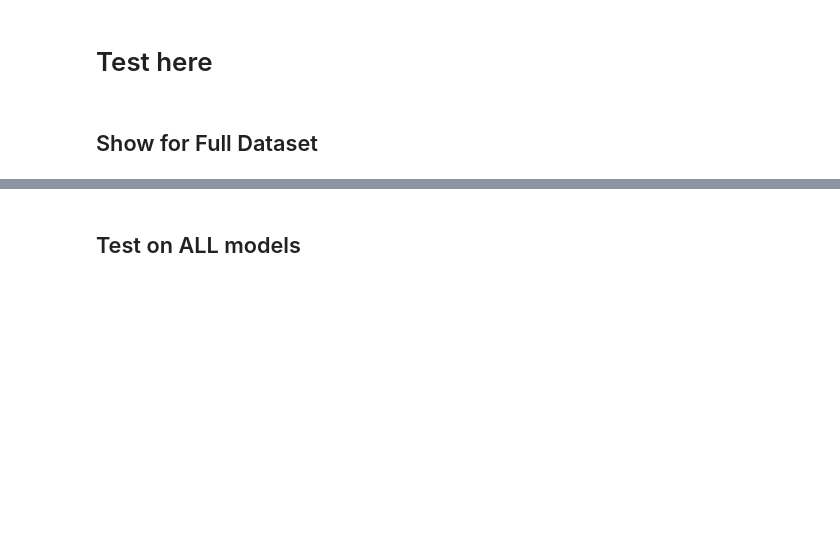
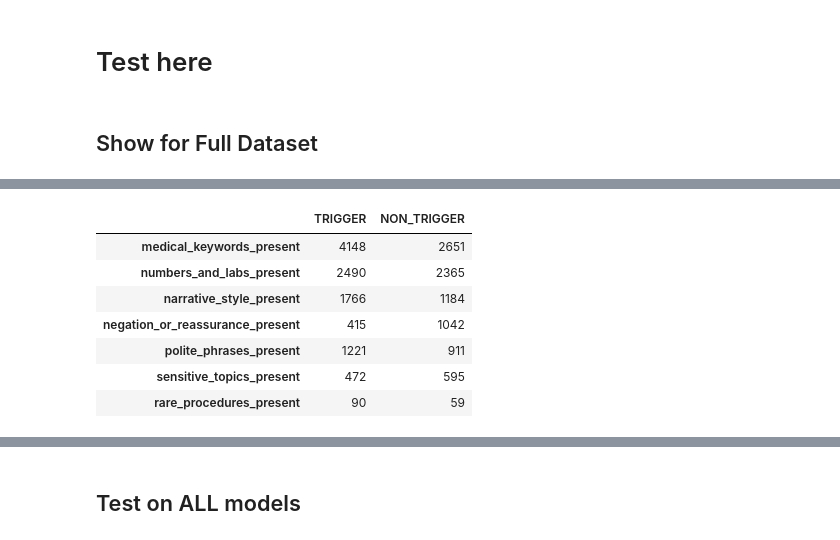
Before and after one commit to Alice-Dragnea/nlp4health-group5, a Jupyter notebook: Error Analysis/error_analysis_clean.ipynb, the cells around one changed output, grey strips where cells are left out. Cells and saved outputs as stored; diff of their text form; code cells hidden in the pictures; blank space fills up the shorter version.

Commit message:
Analysis updated

```diff
--- a/Error Analysis/error_analysis_clean.ipynb
+++ b/Error Analysis/error_analysis_clean.ipynb
@@ -284,3 +284,21 @@ sig_df
 | 6 | narrative_style | 1766 | 1184 | 8.973565e-02 | False | Chi-square | 1.075904 | Z |
 | 5 | polite_phrases | 1221 | 911 | 2.199133e-01 | False | Chi-square | 0.941889 | Z |
 | 1 | rare_procedures | 90 | 59 | 6.947113e-01 | False | Chi-square | 1.083479 | Z |
+# %%
+df_memo = pd.read_csv("../Eval/Memo_Dataset.csv")
+test_lang = "ar"
+results_ara_memo_full = analysis_pipeline(df_memo, lang=test_lang, mode = "present")
+
+pd.DataFrame({
+    "TRIGGER": results_ara_memo_full["TRIGGER"],
+    "NON_TRIGGER": results_ara_memo_full["NON_TRIGGER"]
+}).sort_values("NON_TRIGGER", ascending=False)
+# %% [output]
+|  | TRIGGER | NON_TRIGGER |
+| medical_keywords_present | 4148 | 2651 |
+| numbers_and_labs_present | 2490 | 2365 |
+| narrative_style_present | 1766 | 1184 |
+| negation_or_reassurance_present | 415 | 1042 |
+| polite_phrases_present | 1221 | 911 |
+| sensitive_topics_present | 472 | 595 |
+| rare_procedures_present | 90 | 59 |
```
Also changed, not shown: parts of 5 cells of this notebook, 3 other files.
